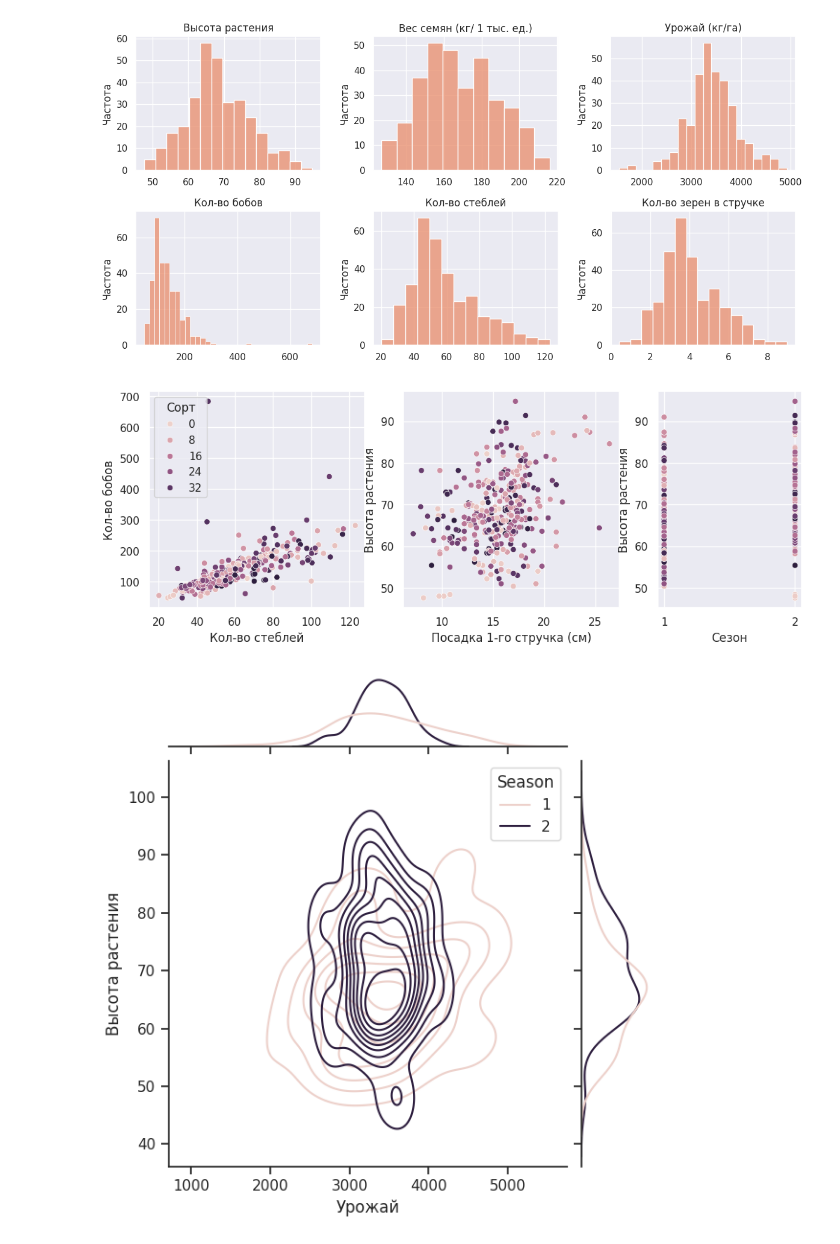
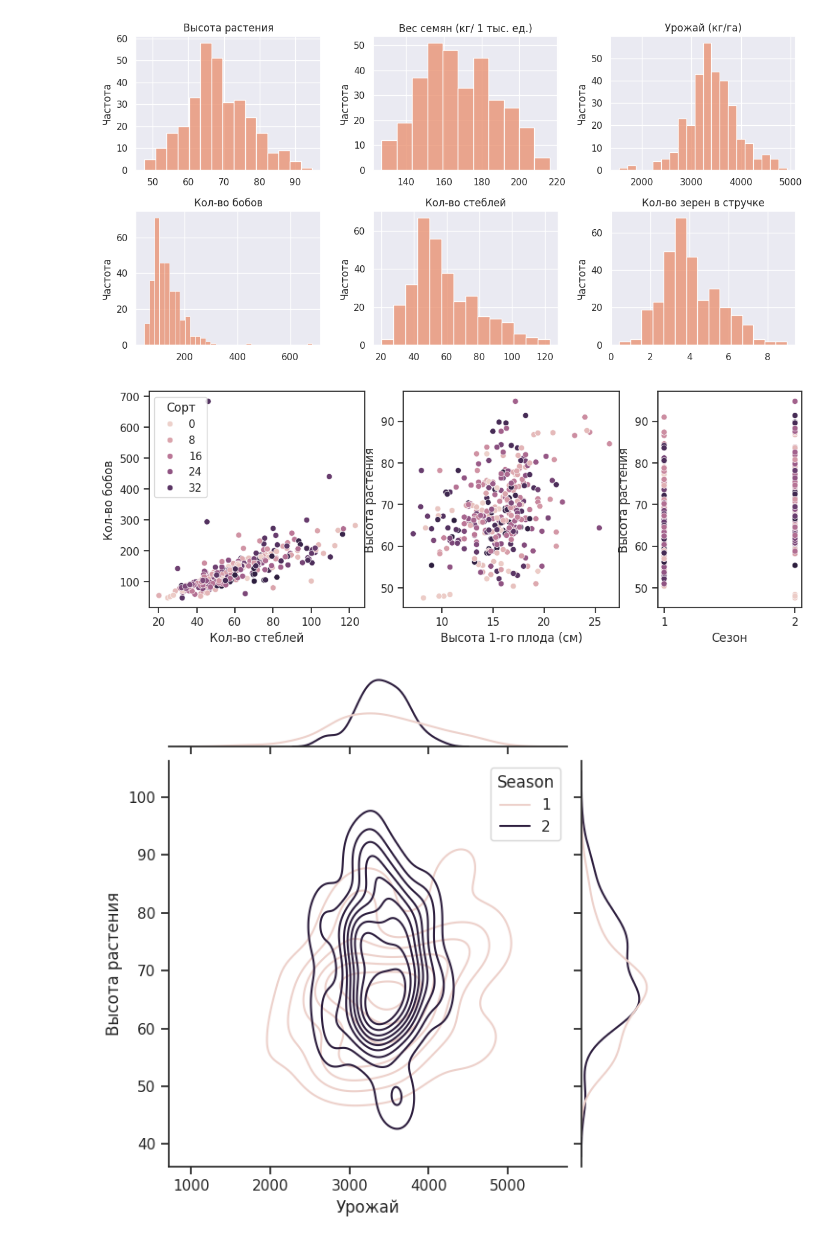
Before and after one commit to aubergeeen/ML-Labs, a Jupyter notebook: TechML_Lab_1.ipynb, the cells around one changed output. Saved outputs shown, nothing was run; the diff lists cells and outputs as text; code cells hidden in the pictures.

```diff
--- a/TechML_Lab_1.ipynb
+++ b/TechML_Lab_1.ipynb
@@ -208,26 +217,26 @@ fig1.tight_layout()
 # %%
 fig2, axe2 = plt.subplots(1, 3, figsize=(12, 4),  width_ratios=[3, 3, 2])
 
 sns.scatterplot(data=df, x='NLP', y='NGP', hue='Cultivar', ax=axe2[0])
 axe2[0].set_ylabel('Кол-во бобов')
 axe2[0].set_xlabel('Кол-во стеблей')
 axe2[0].legend(title='Сорт')
 
 sns.scatterplot(data=df, x='IFP', y='PH', hue='Cultivar', ax=axe2[1])
 axe2[1].set_ylabel('Высота растения')
-axe2[1].set_xlabel('Посадка 1-го стручка (см)')
+axe2[1].set_xlabel('Высота 1-го плода (см)')
 axe2[1].get_legend().remove()
 
 sns.scatterplot(data=df, x='Season', y='PH', hue='Cultivar', ax=axe2[2])
 axe2[2].set_ylabel('Высота растения')
 axe2[2].set_xlabel('Сезон')
 axe2[2].set_xticks([1, 2])
 axe2[2].get_legend().remove()
 
 plt.show()
 fig2.tight_layout()
 # %% [output]
-[figure, old version]
+[figure, new version]
 # %%
 sns.set_theme(style="ticks")
 
```
Also changed, not shown: parts of 2 cells of this notebook.
